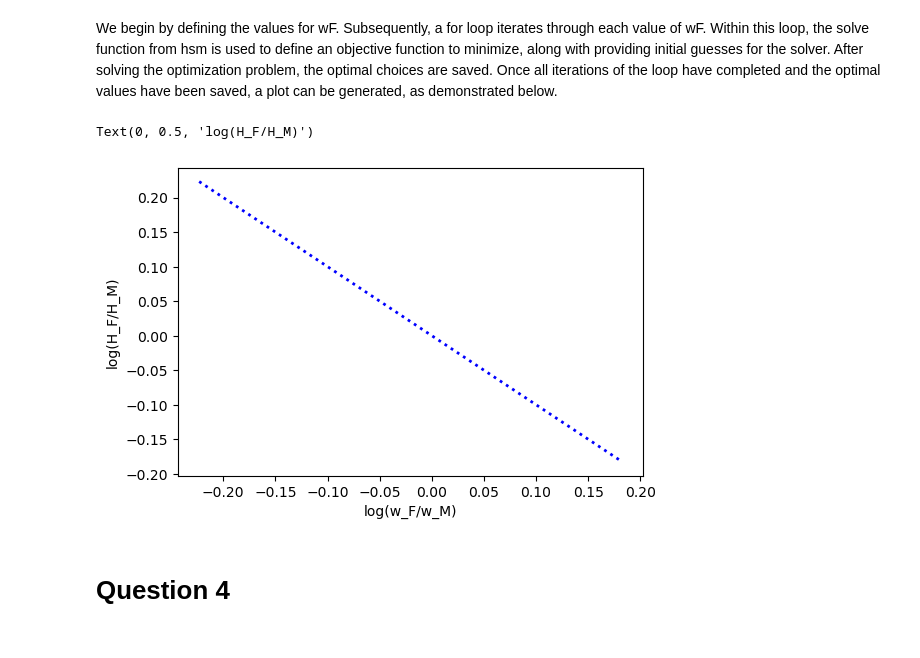
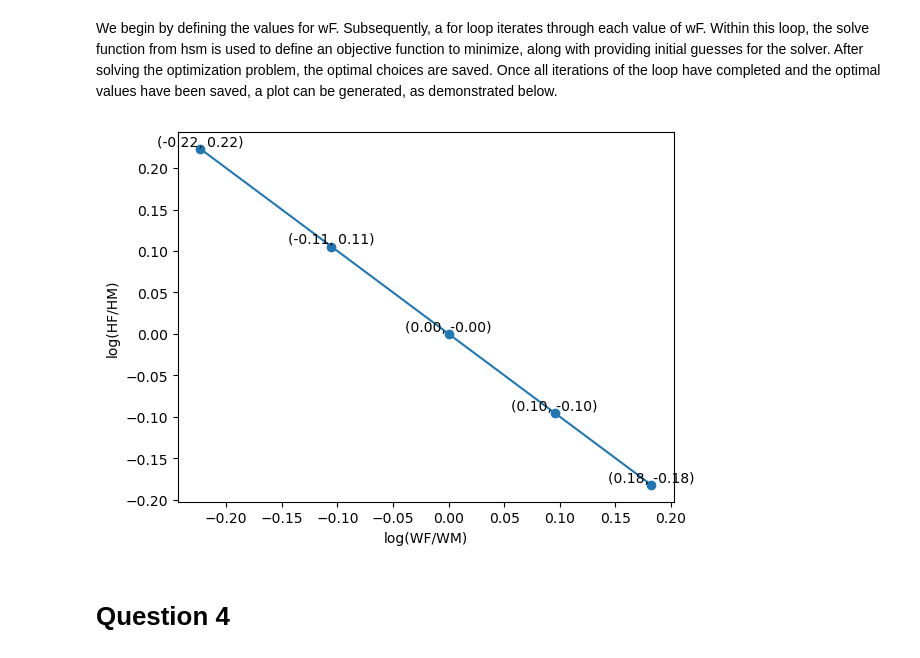
Before and after one commit to NumEconCopenhagen/projects-2023-2x-chris-og-ras, a Jupyter notebook: inauguralproject/inauguralproject.ipynb, the cells around one changed output. Cells and saved outputs as stored; diff of their text form; code cells hidden in the pictures.

```diff
--- a/inauguralproject/inauguralproject.ipynb
+++ b/inauguralproject/inauguralproject.ipynb
@@ -105,26 +105,30 @@ We begin by defining the values for wF. Subsequently, a for loop iterates throug
 # %%
 Mo = model.HouseholdSpecializationModelClass()
 
 wage_log_continous = []
 house_prod_log_continous = []
 
 for wF in Mo.par.wF_vec:
     Mo.par.wF = wF
     Optimize = Mo.solve()
     wage_log_continous.append(np.log(Mo.par.wF/Mo.par.wM))
     house_prod_log_continous.append(np.log(Optimize.HF/Optimize.HM))
 
-# We plot the results
-fig2 = plt.figure(figsize = (6,4))
-ax = fig2.add_subplot(1,1,1)
+# Plot the data points
+plt.plot(wage_log_continous, house_prod_log_continous, '-o')
 
-ax.plot(wage_log_continous,house_prod_log_continous,ls=':',lw=2,color='blue')
+# Set axis labels
+plt.xlabel('log(WF/WM)')
+plt.ylabel('log(HF/HM)')
 
-ax.set_xlabel("log(wF/wM)")
-ax.set_ylabel("log(HF/HM)")
+# Add labels to the data points
+for x, y in zip(wage_log_continous, house_prod_log_continous):
+    plt.text(x, y, f'({x:.2f}, {y:.2f})', ha='center', va='bottom')
+
+# Show the plot
+plt.show()
 # %% [output]
-Text(0, 0.5, 'log(H_F/H_M)')
-[figure, old version]
+[figure, new version]
 # %% [markdown]
 # Question 4
 # %% [markdown]
```
